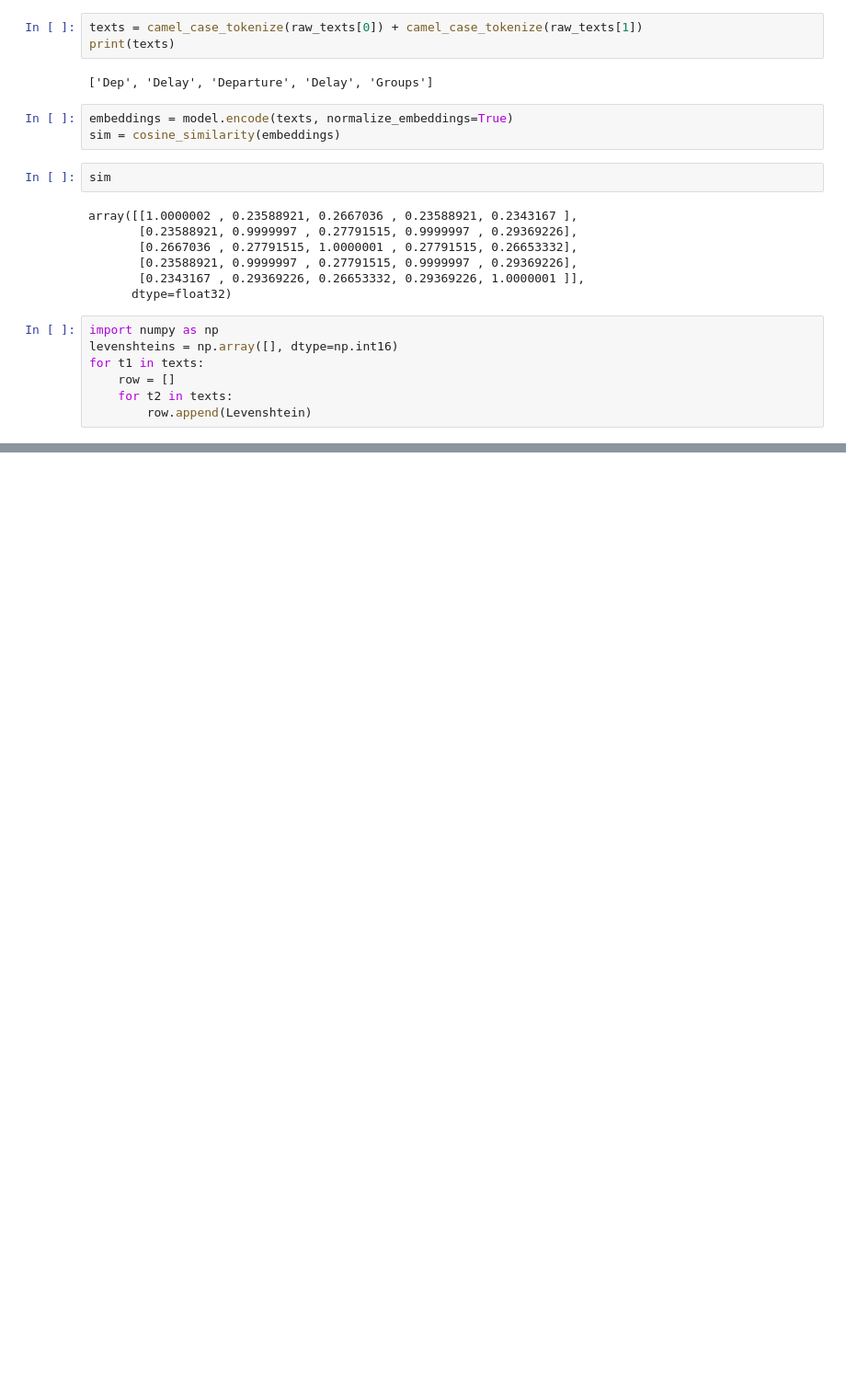
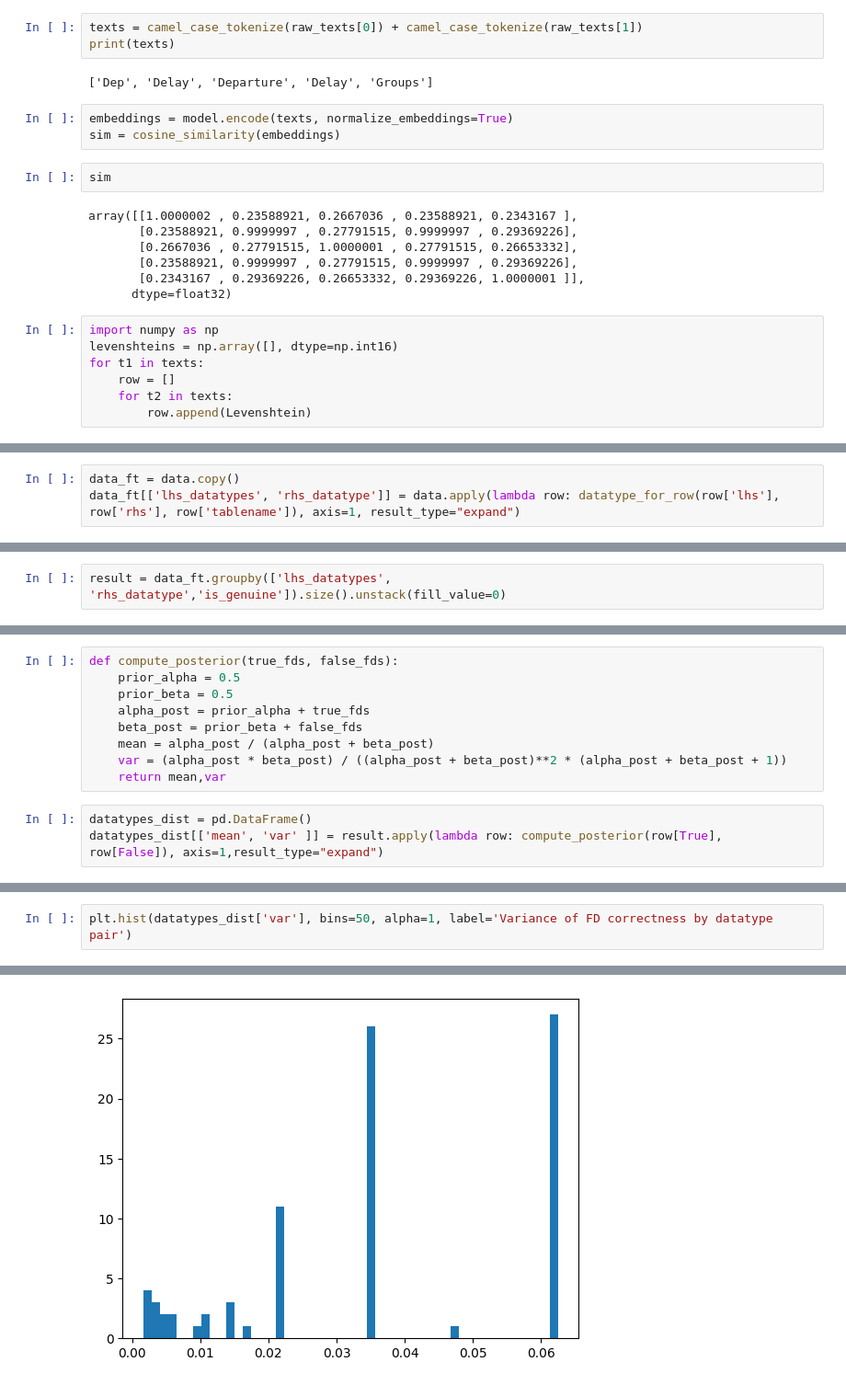
Before and after one commit to Jynns/dataprofiling_gen_fd, a Jupyter notebook: notebooks/pruning_policy.ipynb, the cells around one changed output, grey strips where cells are left out. Shown at 92% size. Cells and saved outputs as stored; diff of their text form; blank space fills up the shorter version.

```diff
--- a/notebooks/pruning_policy.ipynb
+++ b/notebooks/pruning_policy.ipynb
@@ -343,0 +388,3 @@ for t1 in texts:
+# %%
+data_ft = data.copy()
+data_ft[['lhs_datatypes', 'rhs_datatype']] = data.apply(lambda row: datatype_for_row(row['lhs'], row['rhs'], row['tablename']), axis=1, result_type="expand")
@@ -343,0 +400,2 @@ for t1 in texts:
+# %%
+result = data_ft.groupby(['lhs_datatypes', 'rhs_datatype','is_genuine']).size().unstack(fill_value=0)
@@ -343,0 +419,12 @@ for t1 in texts:
+# %%
+def compute_posterior(true_fds, false_fds):
+    prior_alpha = 0.5
+    prior_beta = 0.5
+    alpha_post = prior_alpha + true_fds
+    beta_post = prior_beta + false_fds
+    mean = alpha_post / (alpha_post + beta_post)
+    var = (alpha_post * beta_post) / ((alpha_post + beta_post)**2 * (alpha_post + beta_post + 1))
+    return mean,var
+# %%
+datatypes_dist = pd.DataFrame()
+datatypes_dist[['mean', 'var' ]] = result.apply(lambda row: compute_posterior(row[True], row[False]), axis=1,result_type="expand")
@@ -343,0 +448,3 @@ for t1 in texts:
+# %%
+plt.hist(datatypes_dist['var'], bins=50, alpha=1, label='Variance of FD correctness by datatype pair')
+# %% [output]
@@ -343,0 +467 @@ for t1 in texts:
+[figure, added]
```
Also changed, not shown: parts of 29 cells of this notebook, 1 other file.
